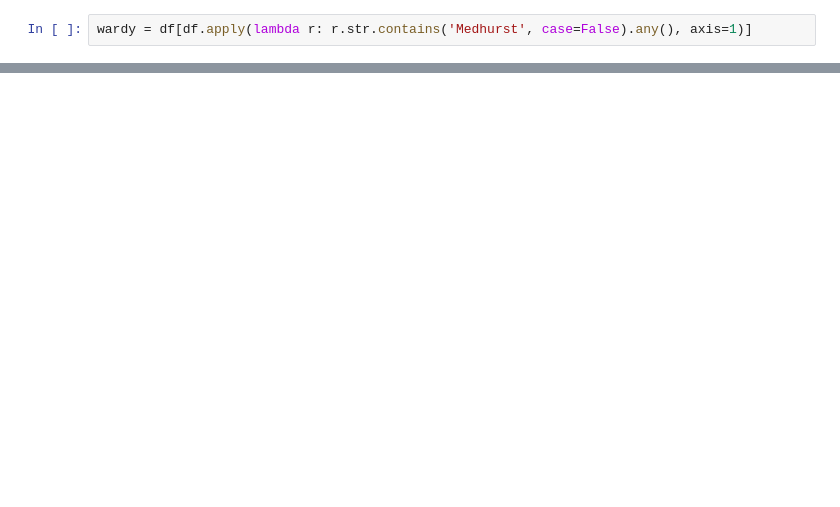
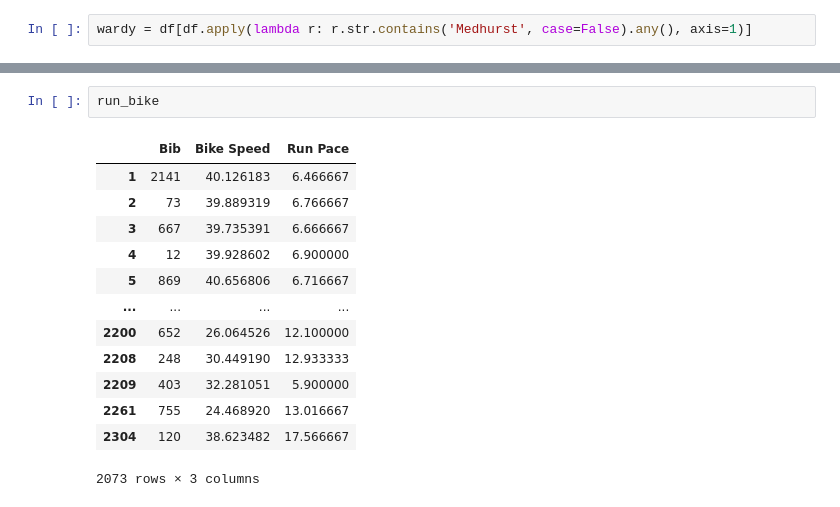
Before and after one commit to Codeiwomple/im_analysis, a Jupyter notebook: imabs.ipynb, the cells around one changed output, grey strips where cells are left out. Cells and saved outputs as stored; diff of their text form; blank space fills up the shorter version.

```diff
--- a/imabs.ipynb
+++ b/imabs.ipynb
@@ -163,0 +166,16 @@ wardy = df[df.apply(lambda r: r.str.contains('Medhurst', case=False).any(), axis
+# %%
+run_bike
+# %% [output]
+|  | Bib | Bike Speed | Run Pace |
+| 1 | 2141 | 40.126183 | 6.466667 |
+| 2 | 73 | 39.889319 | 6.766667 |
+| 3 | 667 | 39.735391 | 6.666667 |
+| 4 | 12 | 39.928602 | 6.900000 |
+| 5 | 869 | 40.656806 | 6.716667 |
+| ... | ... | ... | ... |
+| 2200 | 652 | 26.064526 | 12.100000 |
+| 2208 | 248 | 30.449190 | 12.933333 |
+| 2209 | 403 | 32.281051 | 5.900000 |
+| 2261 | 755 | 24.468920 | 13.016667 |
+| 2304 | 120 | 38.623482 | 17.566667 |
+2073 rows × 3 columns
```
Also changed, not shown: parts of 11 cells of this notebook.
